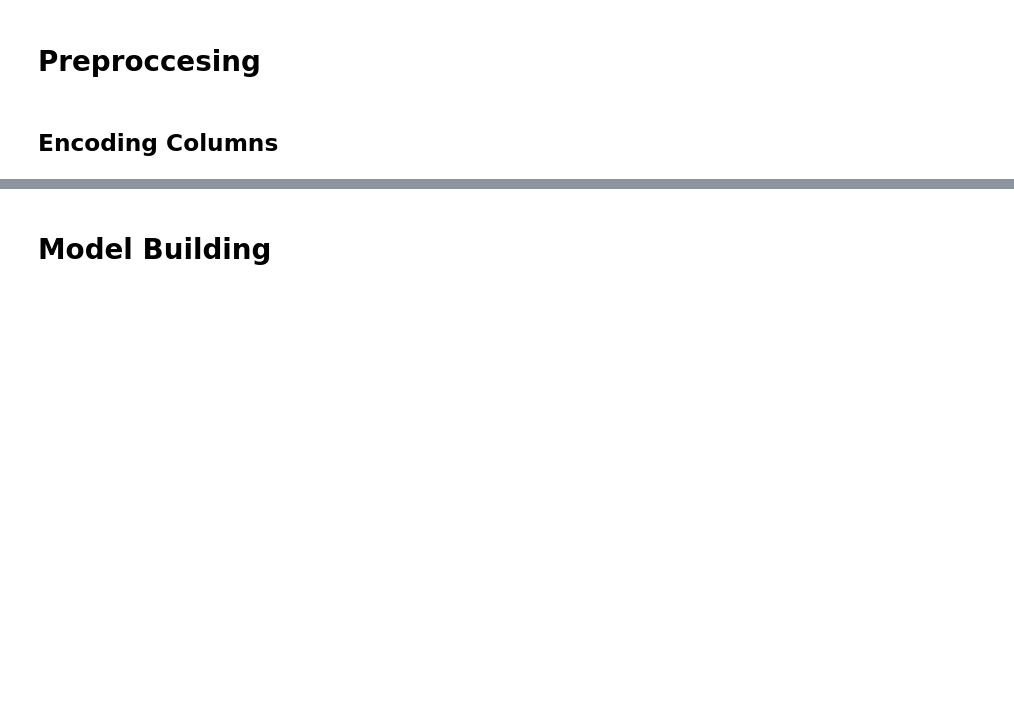
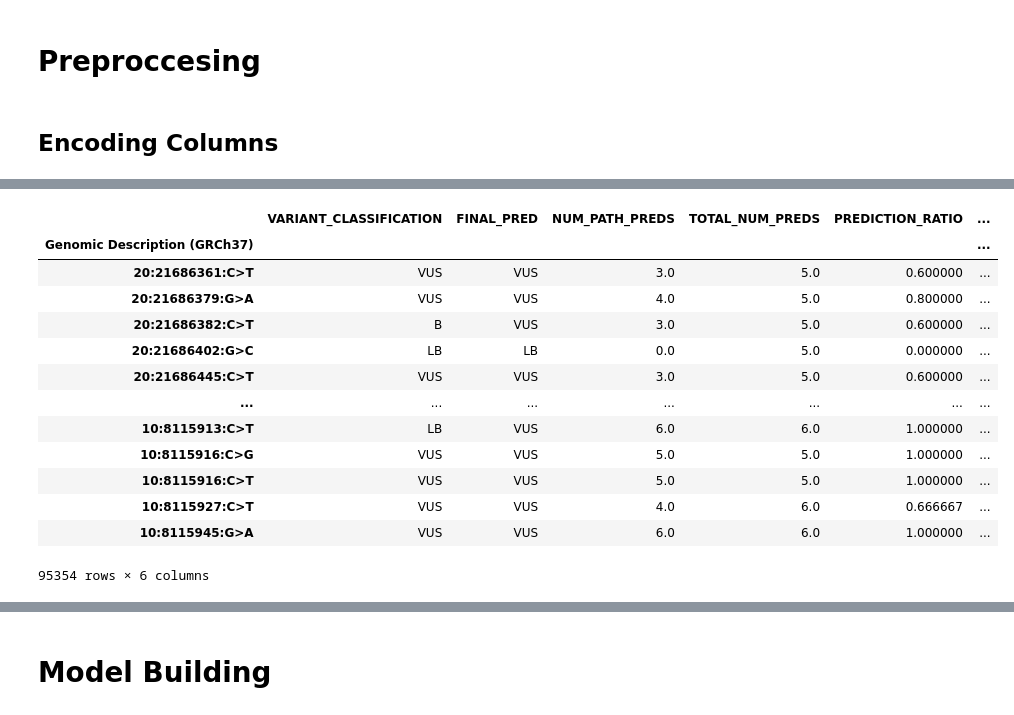
Before and after one commit to seanrobryan/ML-Variant-Classification, a Jupyter notebook: model_building.ipynb, the cells around one changed output, grey strips where cells are left out. Drawn from its saved outputs; the diff is of its cells as text; code cells hidden in the pictures; blank space fills up the shorter version.

```diff
--- a/model_building.ipynb
+++ b/model_building.ipynb
@@ -815,0 +843,5 @@ Genomic Description (GRCh37)
+# %%
+df = df_copy.copy()
+# %%
+df = df.drop(columns=['DBNSFP_INTERPRO_DOMAIN', 'INTERPRO_DOMAIN', 'UNIPROT_DOMAIN'])
+df
@@ -815,0 +865,6 @@ Genomic Description (GRCh37)
+# %%
+df['PREDICTION_RATIO'] = df['NUM_PATH_PREDS'] / df['TOTAL_NUM_PREDS']
+df['INTERNAL_STATE'] = 'VUS'
+df.loc[df['TOTAL_NUM_PREDS'] >= 5, 'INTERNAL_STATE'] = 'D'
+df.loc[(df['TOTAL_NUM_PREDS'] >= 5) & (df['PREDICTION_RATIO'] < 0.6), 'INTERNAL_STATE'] = 'B'
+df
@@ -815,0 +886,20 @@ Genomic Description (GRCh37)
+# %%
+df.loc[:, ['VARIANT_CLASSIFICATION', 'FINAL_PRED']] = df[['VARIANT_CLASSIFICATION', 'FINAL_PRED']].replace({'Unknown significance': 'VUS', 'Likely benign': 'LB', 'Likely pathogenic': 'LB', 'Benign': 'B', 'Pathogenic': 'P'})
+# %%
+final_classifications_df = df[['VARIANT_CLASSIFICATION', 'FINAL_PRED', 'NUM_PATH_PREDS', 'TOTAL_NUM_PREDS', 'PREDICTION_RATIO', 'INTERNAL_STATE']]
+final_classifications_df
+# %% [output]
+|  | VARIANT_CLASSIFICATION | FINAL_PRED | NUM_PATH_PREDS | TOTAL_NUM_PREDS | PREDICTION_RATIO | ... |
+| Genomic Description (GRCh37) |  |  |  |  |  | ... |
+| 20:21686361:C>T | VUS | VUS | 3.0 | 5.0 | 0.600000 | ... |
+| 20:21686379:G>A | VUS | VUS | 4.0 | 5.0 | 0.800000 | ... |
+| 20:21686382:C>T | B | VUS | 3.0 | 5.0 | 0.600000 | ... |
+| 20:21686402:G>C | LB | LB | 0.0 | 5.0 | 0.000000 | ... |
+| 20:21686445:C>T | VUS | VUS | 3.0 | 5.0 | 0.600000 | ... |
+| ... | ... | ... | ... | ... | ... | ... |
+| 10:8115913:C>T | LB | VUS | 6.0 | 6.0 | 1.000000 | ... |
+| 10:8115916:C>G | VUS | VUS | 5.0 | 5.0 | 1.000000 | ... |
+| 10:8115916:C>T | VUS | VUS | 5.0 | 5.0 | 1.000000 | ... |
+| 10:8115927:C>T | VUS | VUS | 4.0 | 6.0 | 0.666667 | ... |
+| 10:8115945:G>A | VUS | VUS | 6.0 | 6.0 | 1.000000 | ... |
+95354 rows × 6 columns
```
Also changed, not shown: parts of 56 cells of this notebook.
